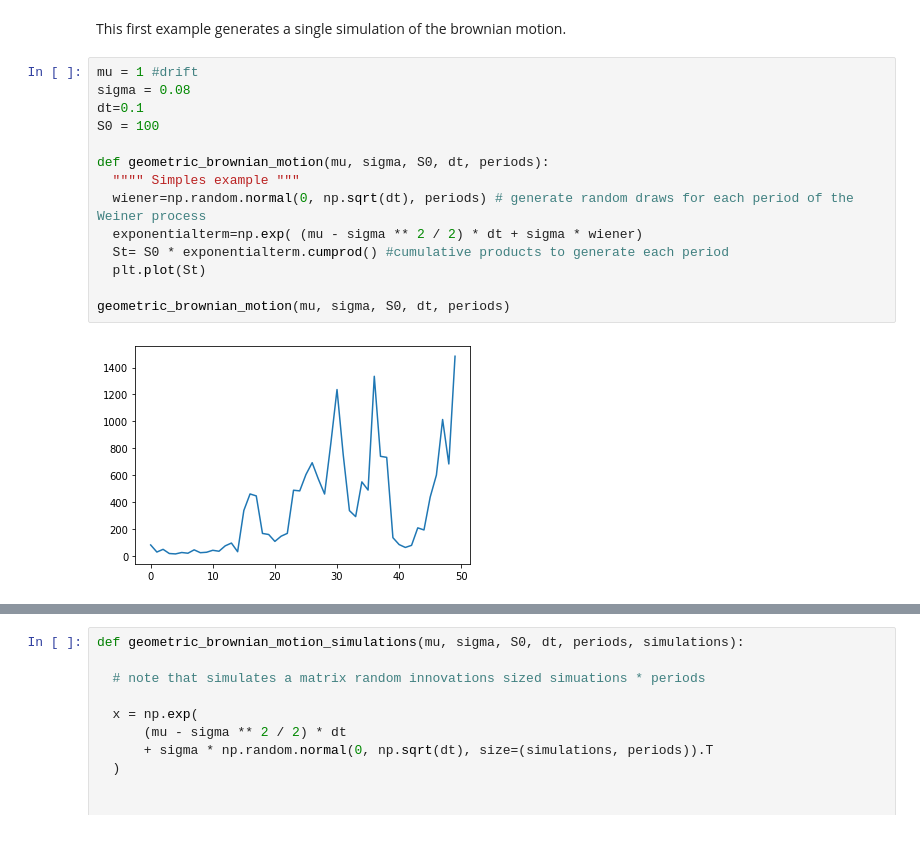
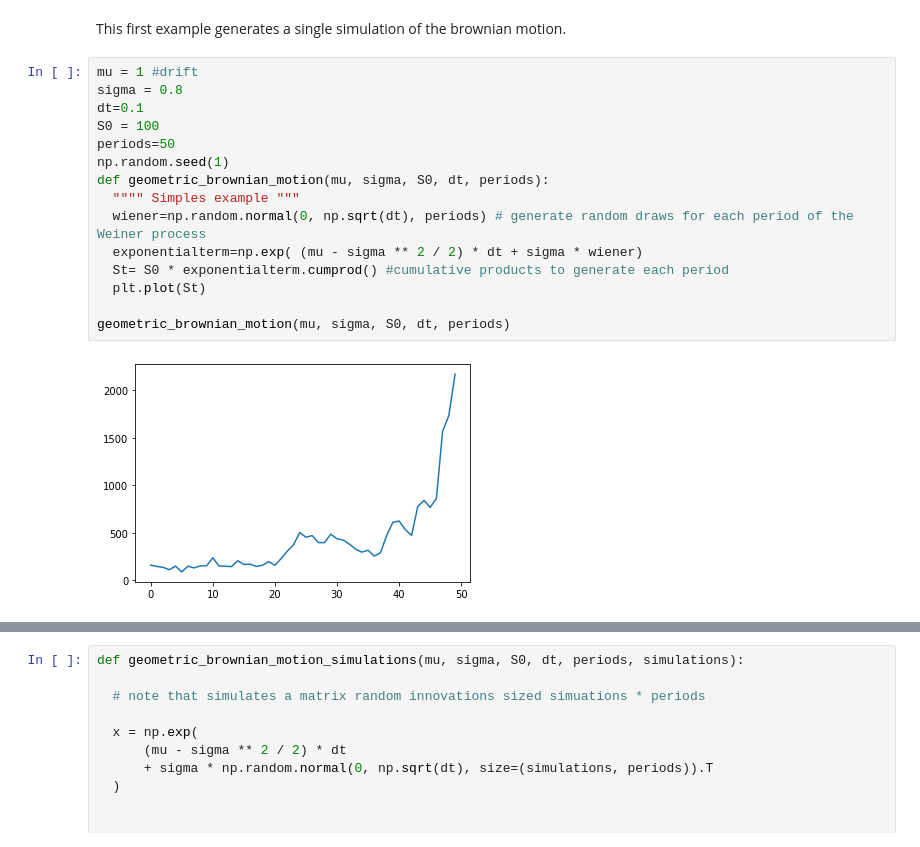
Before and after one commit to rpasquini/herramientas-econometricas-2022, a Jupyter notebook: Geometric_Brownian_Motion.ipynb, the cells around one changed output, grey strips where cells are left out. Cells and saved outputs as stored; diff of their text form.

```diff
--- a/Geometric_Brownian_Motion.ipynb
+++ b/Geometric_Brownian_Motion.ipynb
@@ -28,17 +28,18 @@ import matplotlib.pyplot as plt
 This first example generates a single simulation of the brownian motion.
 # %%
 mu = 1 #drift
-sigma = 0.08
+sigma = 0.8
 dt=0.1
 S0 = 100
-
+periods=50
+np.random.seed(1)
 def geometric_brownian_motion(mu, sigma, S0, dt, periods):
   """" Simples example """
   wiener=np.random.normal(0, np.sqrt(dt), periods) # generate random draws for each period of the Weiner process
   exponentialterm=np.exp( (mu - sigma ** 2 / 2) * dt + sigma * wiener)
   St= S0 * exponentialterm.cumprod() #cumulative products to generate each period
   plt.plot(St)
 
 geometric_brownian_motion(mu, sigma, S0, dt, periods)
 # %% [output]
-[figure, old version]
+[figure, new version]
```
Also changed, not shown: parts of 1 cell of this notebook.
